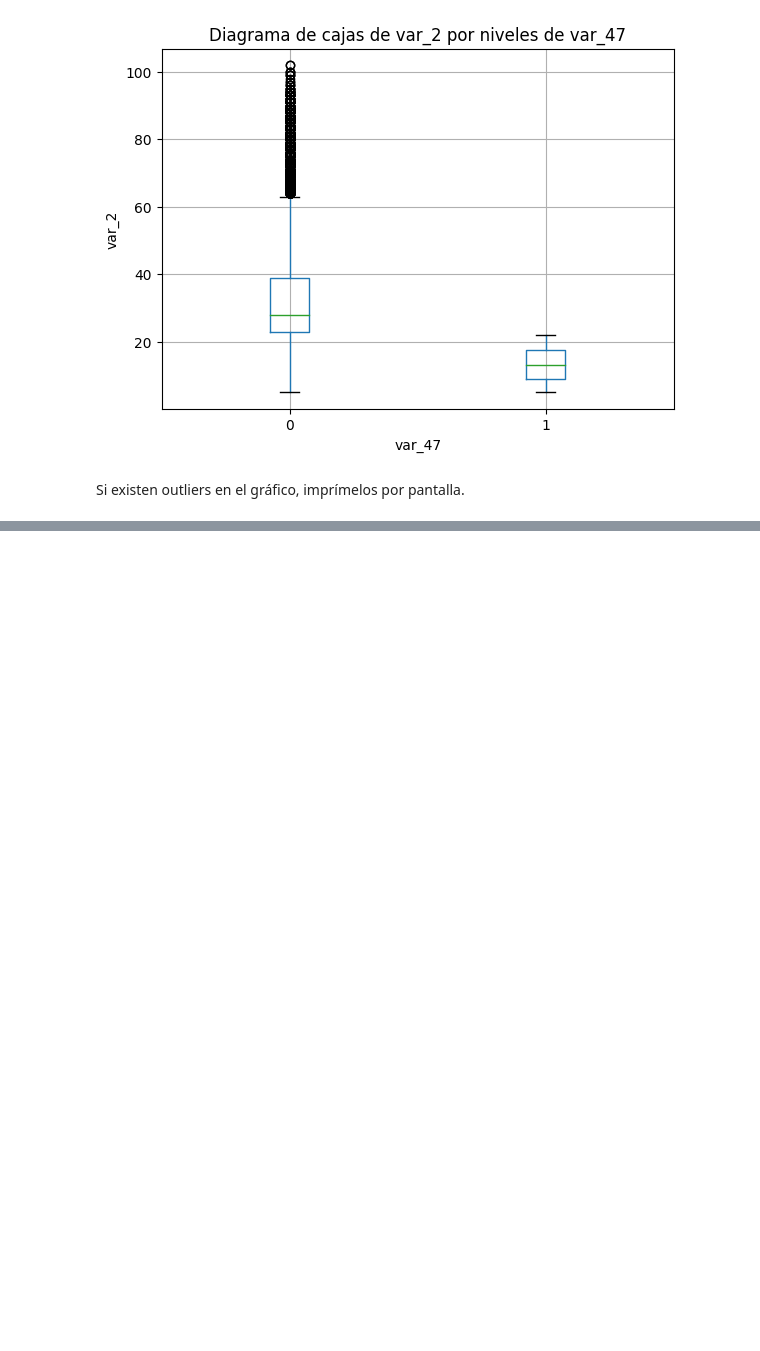
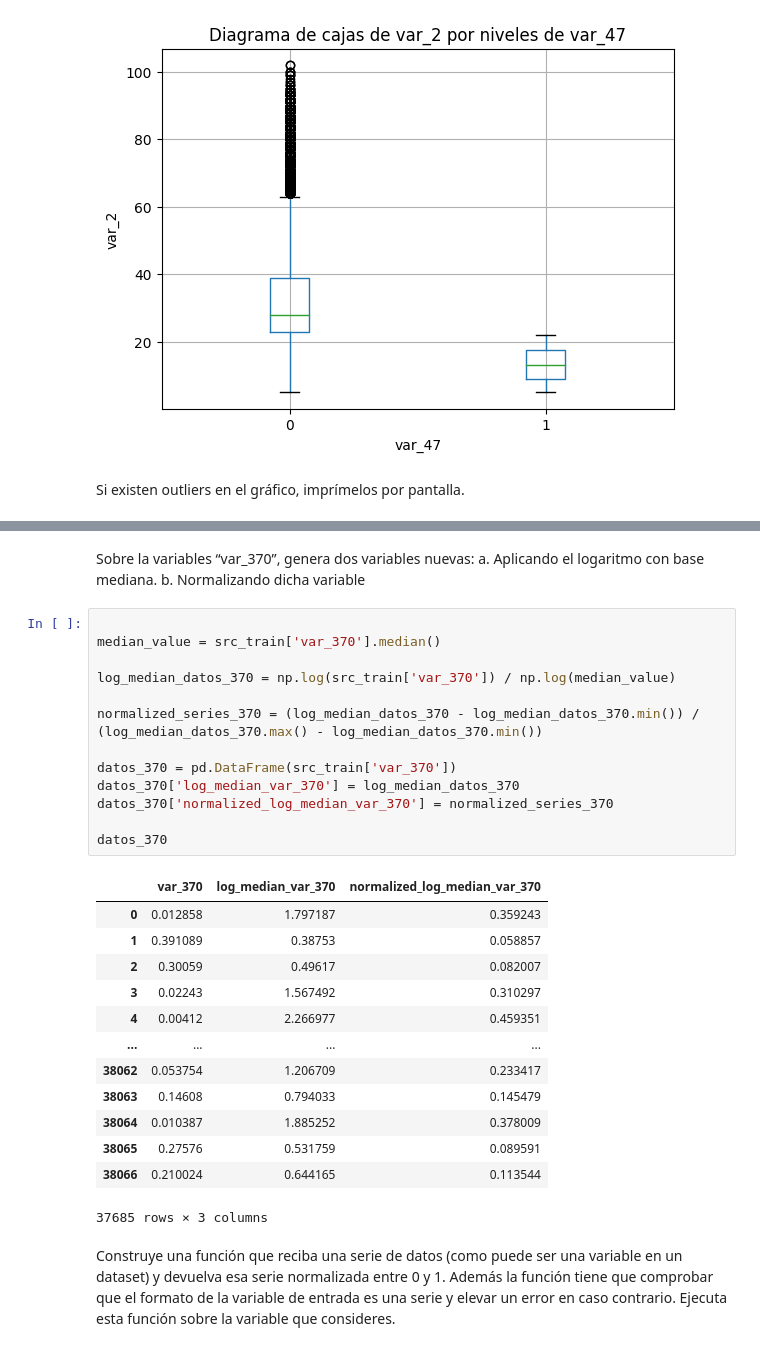
Before and after one commit to Antoniogitntg/prueba2025, a Jupyter notebook: prueba.ipynb, the cells around one changed output, grey strips where cells are left out. Drawn from its saved outputs; the diff is of its cells as text; blank space fills up the shorter version.

```diff
--- a/prueba.ipynb
+++ b/prueba.ipynb
@@ -273,0 +312,34 @@ Series([], Name: var_2, dtype: int64)
+# %% [markdown]
+ Sobre la variables “var_370”, genera dos variables nuevas:
+a. Aplicando el logaritmo con base mediana.
+b. Normalizando dicha variable
+# %%
+
+median_value = src_train['var_370'].median()
+
+log_median_datos_370 = np.log(src_train['var_370']) / np.log(median_value)
+
+normalized_series_370 = (log_median_datos_370 - log_median_datos_370.min()) / (log_median_datos_370.max() - log_median_datos_370.min())
+
+datos_370 = pd.DataFrame(src_train['var_370'])
+datos_370['log_median_var_370'] = log_median_datos_370
+datos_370['normalized_log_median_var_370'] = normalized_series_370
+
+datos_370
+# %% [output]
+|  | var_370 | log_median_var_370 | normalized_log_median_var_370 |
+| 0 | 0.012858 | 1.797187 | 0.359243 |
+| 1 | 0.391089 | 0.38753 | 0.058857 |
+| 2 | 0.30059 | 0.49617 | 0.082007 |
+| 3 | 0.02243 | 1.567492 | 0.310297 |
+| 4 | 0.00412 | 2.266977 | 0.459351 |
+| ... | ... | ... | ... |
+| 38062 | 0.053754 | 1.206709 | 0.233417 |
+| 38063 | 0.14608 | 0.794033 | 0.145479 |
+| 38064 | 0.010387 | 1.885252 | 0.378009 |
+| 38065 | 0.27576 | 0.531759 | 0.089591 |
+| 38066 | 0.210024 | 0.644165 | 0.113544 |
+37685 rows × 3 columns
+# %% [markdown]
+Construye una función que reciba una serie de datos (como puede ser una variable en un dataset) y devuelva esa serie normalizada entre 0 y 1. Además la función tiene que
+comprobar que el formato de la variable de entrada es una serie y elevar un error en caso  contrario. Ejecuta esta función sobre la variable que consideres.
```
Also changed, not shown: parts of 22 cells of this notebook.
